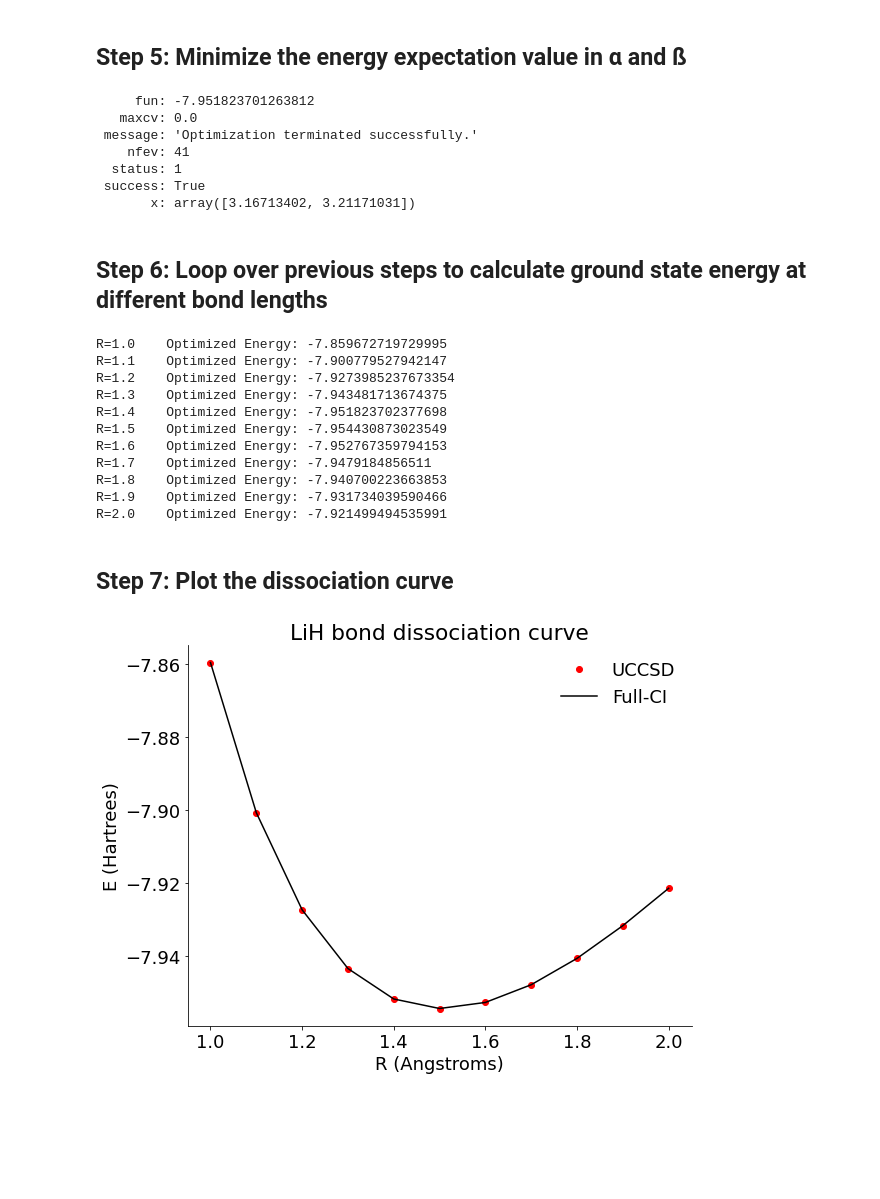
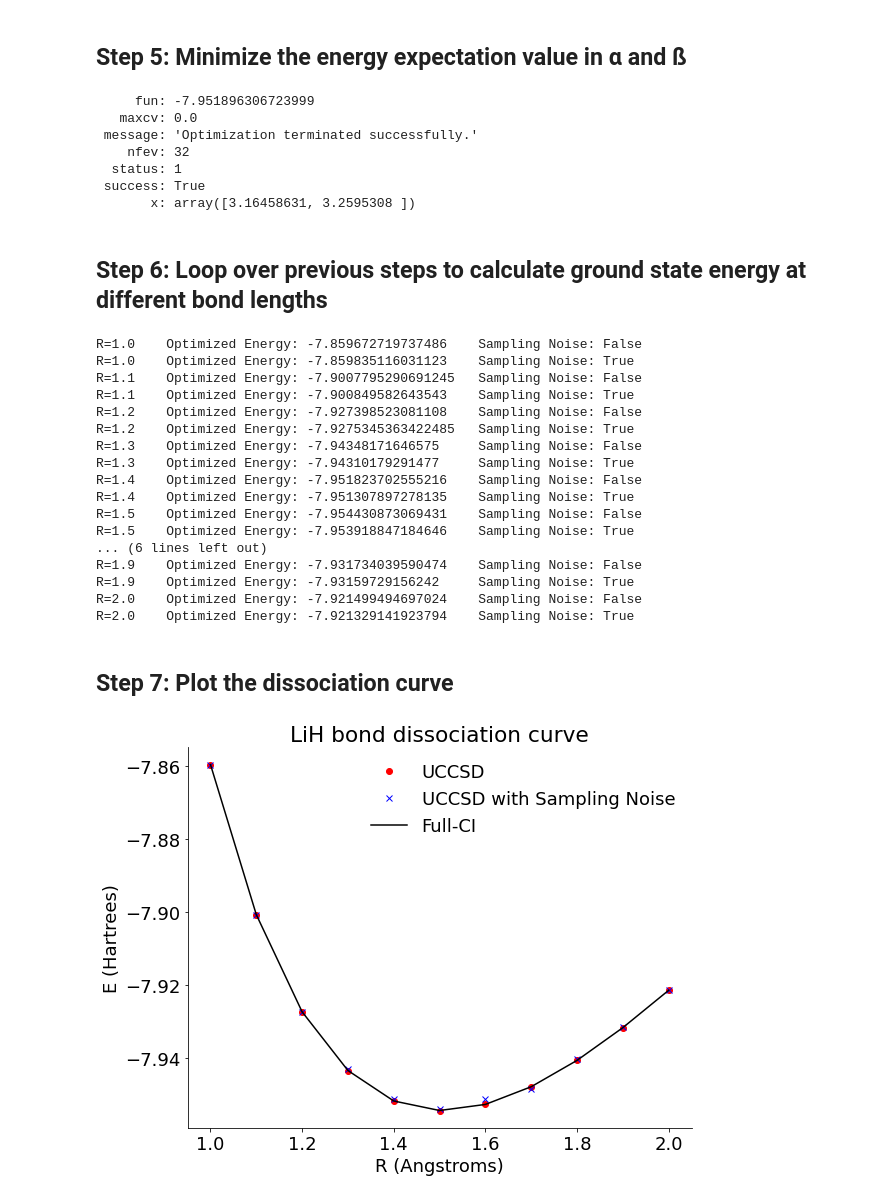
Before and after one commit to haikusw/jaqalpaq, a Jupyter notebook: examples/jaqal/LiH (Lithium Hydride)/JaqalPaq_LiH_Exemplar.ipynb, the cells around one changed output. Cells and saved outputs as stored; diff of their text form; code cells hidden in the pictures; blank space fills up the shorter version.

Commit message:
Replace JaqalPaq_LiH_Exemplar.ipynb with updated sampling code

```diff
--- a/examples/jaqal/LiH (Lithium Hydride)/JaqalPaq_LiH_Exemplar.ipynb
+++ b/examples/jaqal/LiH (Lithium Hydride)/JaqalPaq_LiH_Exemplar.ipynb
@@ -104,10 +104,13 @@ for i in range(len(result)): #Separate out term and coeffs again after combining
         if pauli != None:
             string += str(pauli)+str(j)+' '
     red_hamiltonian_bk += result[i][1]*QubitOperator(string)
+
+# Number of times to sample from measurement circuits
+n_samples = 10000
 # %% [markdown]
 ## Step 3: Define UCC Ansatz circuit in JaqalPaq
 # %%
-def ansatz(alpha, beta):
+def ansatz(alpha, beta, sample_noise=False):
     term_probs = []
     for i in range(len(terms)):
         builder = circuitbuilder.CircuitBuilder(native_gates=normalize_native_gates(native_gates.NATIVE_GATES))
@@ -151,12 +154,17 @@ def ansatz(alpha, beta):
         circuit = builder.build()
 
         # Format results of simulation as a list of lists
-        sim_result = emulator.run_jaqal_circuit(circuit)
+        probs = np.zeros(8) # Number of possible states
+        sim_result = emulator.run_jaqal_circuit(circuit) #Run circuit on emulator
         sim_probs = sim_result.subcircuits[0].probability_by_int
-        probs = []
-        for state in sim_probs:
-            probs += [state] #Append probs of each state for a particular term
-        term_probs += [probs] #Combine lists of probs of each term in Hamiltonian
+        if sample_noise: #Sample circuits to determine probs
+            for k in range(n_samples):
+                sample = np.random.choice(8, p=sim_probs)
+                probs[sample] += 1 #Increment state counter
+            probs = probs/n_samples #Determine probabilities from sampling
+            term_probs += [probs] #Combine lists of probs of each term in Hamiltonian
+        else: #Exact solution without sampling
+            term_probs += [sim_probs]
     return term_probs
 # %% [markdown]
 ## Step 4: Define functions to calculate energy expectation value of Ansatz state
@@ -187,15 +197,15 @@ def calculate_energy(params):
 ## Step 5: Minimize the energy expectation value in α and ß
 # %%
 # Minimize the energy using classical optimization
-optimize.minimize(fun=calculate_energy, x0=[0.01, 0.01], method="COBYLA")
+optimize.minimize(fun=make_calculate_energy(sample_noise=True), x0=[0.01, 0.01], method="COBYLA") #Can use "L-BFGS-B" instead
 # %% [output]
-     fun: -7.951823701263812
+     fun: -7.951896306723999
    maxcv: 0.0
  message: 'Optimization terminated successfully.'
-    nfev: 41
+    nfev: 32
   status: 1
  success: True
-       x: array([3.16713402, 3.21171031])
+       x: array([3.16458631, 3.2595308 ])
 # %% [markdown]
 ## Step 6: Loop over previous steps to calculate ground state energy at different bond lengths
 # %%
@@ -210,8 +220,11 @@ run_fci = 1
 delete_input = True
 delete_output = False
 
-optimized_energies = []
+optimized_energies = [[], []]
 exact_energies = []
+
+# Number of times to sample from measurement circuits
+n_samples = 10000
 
 # Loop over bond lengths from 1.0 to 2.0 angstroms
 n_pts = 11 #Number of points
@@ -250,45 +263,55 @@ for diatomic_bond_length in bond_lengths:
                 string += str(pauli)+str(j)+' '
         red_hamiltonian_bk += result[i][1]*QubitOperator(string)
 
-    # Minimize the energy using classical optimization
-    result = optimize.minimize(fun=calculate_energy, x0=[0.01, 0.01], method="COBYLA")
-    optimized_energies.append(result.fun)
+    # Minimize the expectation value of the energy using a classical optimizer (COBYLA)
     exact_energies.append(eigenspectrum(red_hamiltonian_bk)[0])
-    print("R={}\t Optimized Energy: {}".format(str(round(diatomic_bond_length, 2)), result.fun))
+    for i in range(2):
+        result = optimize.minimize(fun=make_calculate_energy(sample_noise=i), x0=[0.01, 0.01], method="COBYLA")
+        optimized_energies[i].append(result.fun)
+        print("R={}\t Optimized Energy: {}\t Sampling Noise: {}".format(str(round(diatomic_bond_length, 2)), result.fun, bool(i)))
 # %% [output]
-R=1.0    Optimized Energy: -7.859672719729995
-R=1.1    Optimized Energy: -7.900779527942147
-R=1.2    Optimized Energy: -7.9273985237673354
-R=1.3    Optimized Energy: -7.943481713674375
-R=1.4    Optimized Energy: -7.951823702377698
-R=1.5    Optimized Energy: -7.954430873023549
-R=1.6    Optimized Energy: -7.952767359794153
-R=1.7    Optimized Energy: -7.9479184856511
-R=1.8    Optimized Energy: -7.940700223663853
-R=1.9    Optimized Energy: -7.931734039590466
-R=2.0    Optimized Energy: -7.921499494535991
+R=1.0    Optimized Energy: -7.859672719737486    Sampling Noise: False
+R=1.0    Optimized Energy: -7.859835116031123    Sampling Noise: True
+R=1.1    Optimized Energy: -7.9007795290691245   Sampling Noise: False
+R=1.1    Optimized Energy: -7.900849582643543    Sampling Noise: True
+R=1.2    Optimized Energy: -7.927398523081108    Sampling Noise: False
+R=1.2    Optimized Energy: -7.9275345363422485   Sampling Noise: True
+R=1.3    Optimized Energy: -7.94348171646575     Sampling Noise: False
+R=1.3    Optimized Energy: -7.94310179291477     Sampling Noise: True
+R=1.4    Optimized Energy: -7.951823702555216    Sampling Noise: False
+R=1.4    Optimized Energy: -7.951307897278135    Sampling Noise: True
+R=1.5    Optimized Energy: -7.954430873069431    Sampling Noise: False
+R=1.5    Optimized Energy: -7.953918847184646    Sampling Noise: True
+... (6 lines left out)
+R=1.9    Optimized Energy: -7.931734039590474    Sampling Noise: False
+R=1.9    Optimized Energy: -7.93159729156242     Sampling Noise: True
+R=2.0    Optimized Energy: -7.921499494697024    Sampling Noise: False
+R=2.0    Optimized Energy: -7.921329141923794    Sampling Noise: True
 # %% [markdown]
 ## Step 7: Plot the dissociation curve
 # %%
 import matplotlib
 import matplotlib.pyplot as pyplot
 
 # Plot the various energies for different bond lengths
 fig = pyplot.figure(figsize=(10,7))
 pyplot.rcParams['font.size']=18
 bkcolor = '#ffffff'
 ax = fig.add_subplot(1, 1, 1)
 pyplot.subplots_adjust(left=.2)
 ax.set_xlabel('R (Angstroms)')
 ax.set_ylabel(r'E (Hartrees)')
 ax.set_title(r'LiH bond dissociation curve')
 ax.spines['right'].set_visible(False)
 ax.spines['top'].set_visible(False)
 bond_lengths = [float(x) for x in bond_lengths]
-ax.plot(bond_lengths, optimized_energies, 'o', label='UCCSD', color='red')
+ax.plot(bond_lengths, optimized_energies[0], 'o', label='UCCSD', color='red')
+ax.plot(bond_lengths, optimized_energies[1], 'x', label='UCCSD with Sampling Noise', color='blue')
 ax.plot(bond_lengths, exact_energies, '-', label='Full-CI', color='black')
 
 ax.legend(frameon=False)
 pyplot.show()
+
+fig.savefig('LiH_sampling.pdf')
 # %% [output]
-[figure, old version]
+[figure, new version]
```
Also changed, not shown: parts of 2 cells of this notebook.
